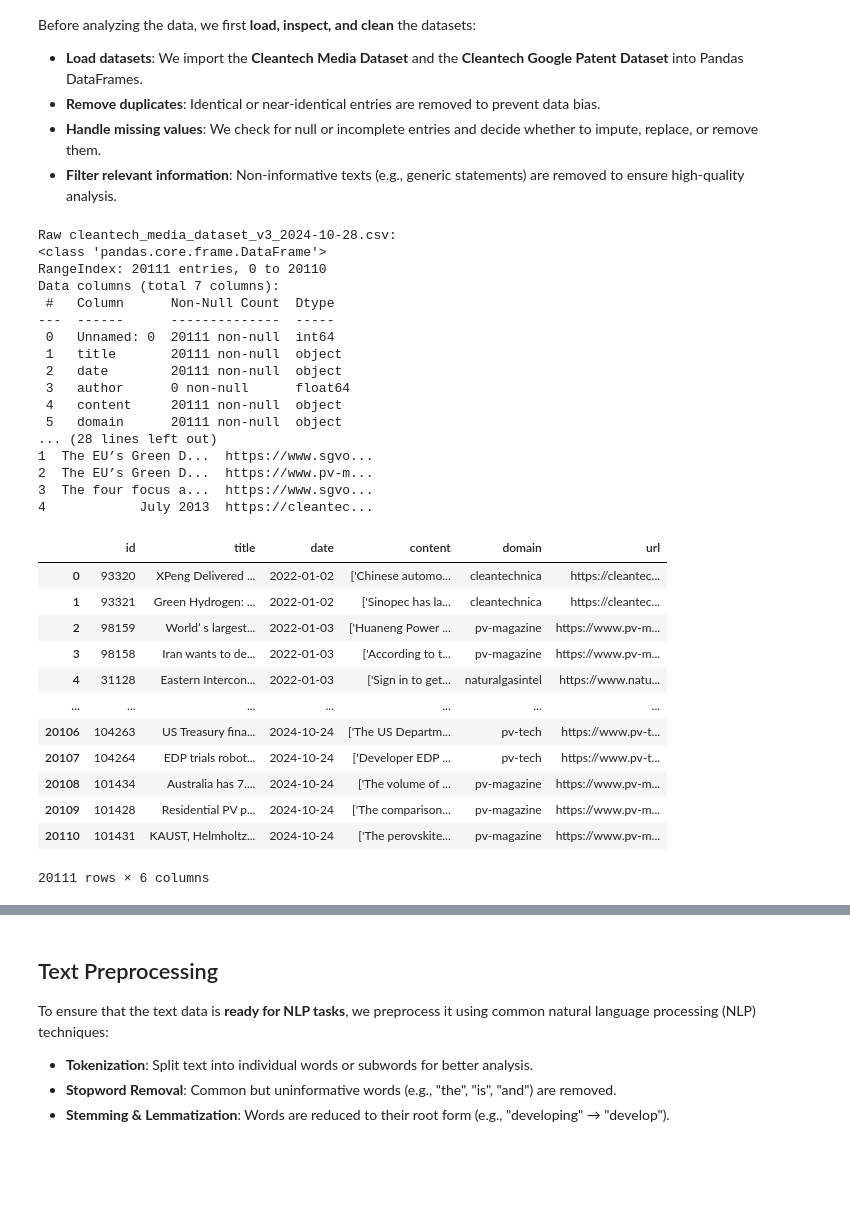
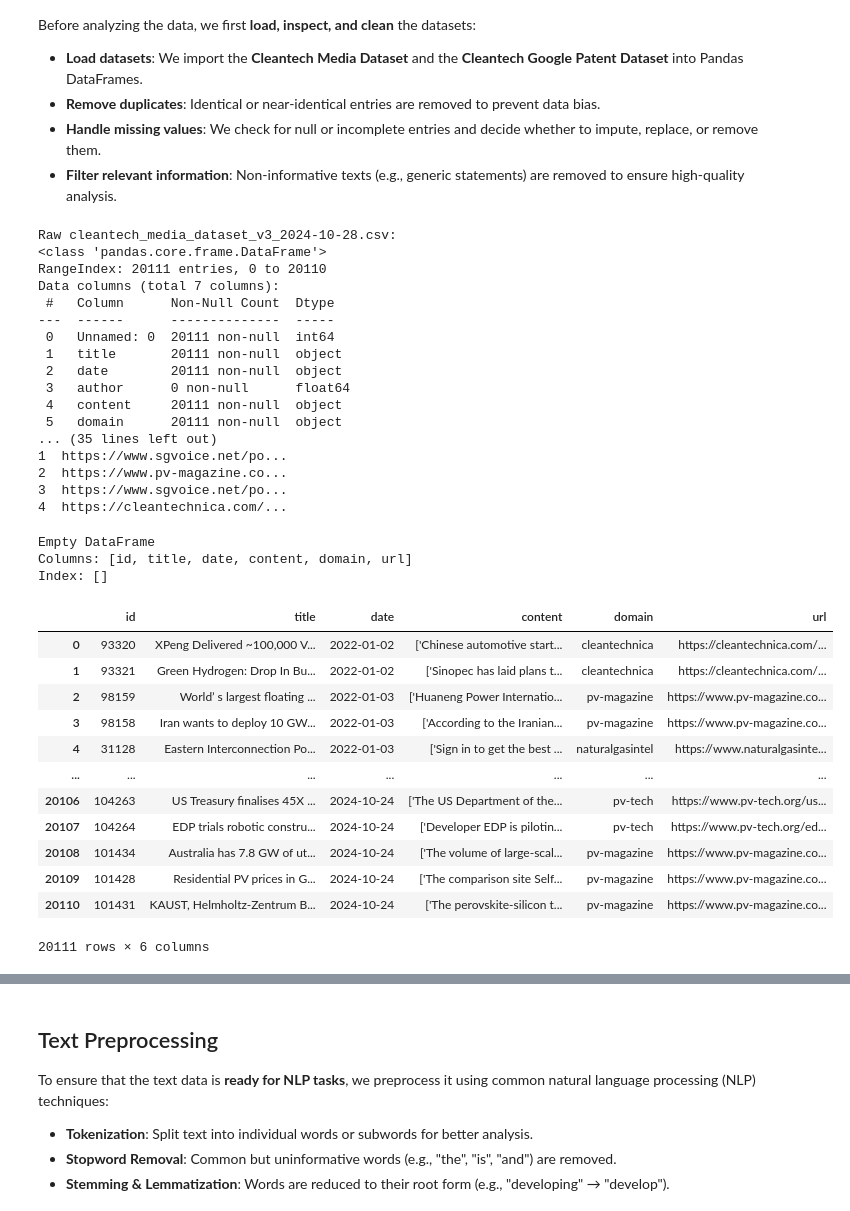
Before and after one commit to cmimholz/computational-language-technology-project, a Jupyter notebook: notebooks/stage1.ipynb, the cells around one changed output, grey strips where cells are left out. Drawn from its saved outputs; the diff is of its cells as text; code cells hidden in the pictures; blank space fills up the shorter version.

Commit message:
data cleaning

```diff
--- a/notebooks/stage1.ipynb
+++ b/notebooks/stage1.ipynb
@@ -12,11 +25,12 @@ Before analyzing the data, we first **load, inspect, and clean** the datasets:
 - **Handle missing values**: We check for null or incomplete entries and decide whether to impute, replace, or remove them.
 - **Filter relevant information**: Non-informative texts (e.g., generic statements) are removed to ensure high-quality analysis.
 # %%
+# Load raw data
 media_dataset_path = "../data/cleantech_media_dataset_v3_2024-10-28.csv"
 google_patent_dataset_path = "../data/cleantech_rag_evaluation_data_2024-09-20.csv"
 
 pd.set_option('display.max_columns', None)
-pd.set_option('display.max_colwidth', 20)
+pd.set_option('display.max_colwidth', 30)
 
 # Load CSV files
 df_media = pd.read_csv(media_dataset_path, header = 0)
@@ -42,27 +56,44 @@ Data columns (total 7 columns):
  3   author      0 non-null      float64
  4   content     20111 non-null  object
  5   domain      20111 non-null  object
-... (28 lines left out)
-1  The EU’s Green D...  https://www.sgvo...
-2  The EU’s Green D...  https://www.pv-m...
-3  The four focus a...  https://www.sgvo...
-4            July 2013  https://cleantec...
+... (35 lines left out)
+1  https://www.sgvoice.net/po...
+2  https://www.pv-magazine.co...
+3  https://www.sgvoice.net/po...
+4  https://cleantechnica.com/...
 # %%
 # Create a new dataframe for the processed data
 df_media_processed = df_media.rename(columns={df_media.columns[0]: 'id'})
 df_media_processed.drop(columns=['author'], inplace=True)
+
+# Convert columns to the required data types
+df_media_processed['title'] = df_media_processed['title'].astype(str)
+df_media_processed['content'] = df_media_processed['content'].astype(str)
+df_media_processed['domain'] = df_media_processed['domain'].astype(str)
+df_media_processed['url'] = df_media_processed['url'].astype(str)
+df_media_processed['date'] = pd.to_datetime(df_media_processed['date'], errors='coerce')
+df_media_processed['id'] = df_media_processed['id'].astype(int)
+
+# Check for duplicates
+duplicate_ids = df_media_processed[df_media_processed.duplicated(subset=['id'])]
+print(duplicate_ids)
+
+
 df_media_processed
 # %% [output]
+Empty DataFrame
+Columns: [id, title, date, content, domain, url]
+Index: []
 |  | id | title | date | content | domain | url |
-| 0 | 93320 | XPeng Delivered ... | 2022-01-02 | ['Chinese automo... | cleantechnica | https://cleantec... |
-| 1 | 93321 | Green Hydrogen: ... | 2022-01-02 | ['Sinopec has la... | cleantechnica | https://cleantec... |
-| 2 | 98159 | World’ s largest... | 2022-01-03 | ['Huaneng Power ... | pv-magazine | https://www.pv-m... |
-| 3 | 98158 | Iran wants to de... | 2022-01-03 | ['According to t... | pv-magazine | https://www.pv-m... |
-| 4 | 31128 | Eastern Intercon... | 2022-01-03 | ['Sign in to get... | naturalgasintel | https://www.natu... |
+| 0 | 93320 | XPeng Delivered ~100,000 V... | 2022-01-02 | ['Chinese automotive start... | cleantechnica | https://cleantechnica.com/... |
+| 1 | 93321 | Green Hydrogen: Drop In Bu... | 2022-01-02 | ['Sinopec has laid plans t... | cleantechnica | https://cleantechnica.com/... |
+| 2 | 98159 | World’ s largest floating ... | 2022-01-03 | ['Huaneng Power Internatio... | pv-magazine | https://www.pv-magazine.co... |
+| 3 | 98158 | Iran wants to deploy 10 GW... | 2022-01-03 | ['According to the Iranian... | pv-magazine | https://www.pv-magazine.co... |
+| 4 | 31128 | Eastern Interconnection Po... | 2022-01-03 | ['Sign in to get the best ... | naturalgasintel | https://www.naturalgasinte... |
 | ... | ... | ... | ... | ... | ... | ... |
-| 20106 | 104263 | US Treasury fina... | 2024-10-24 | ['The US Departm... | pv-tech | https://www.pv-t... |
-| 20107 | 104264 | EDP trials robot... | 2024-10-24 | ['Developer EDP ... | pv-tech | https://www.pv-t... |
-| 20108 | 101434 | Australia has 7.... | 2024-10-24 | ['The volume of ... | pv-magazine | https://www.pv-m... |
-| 20109 | 101428 | Residential PV p... | 2024-10-24 | ['The comparison... | pv-magazine | https://www.pv-m... |
-| 20110 | 101431 | KAUST, Helmholtz... | 2024-10-24 | ['The perovskite... | pv-magazine | https://www.pv-m... |
+| 20106 | 104263 | US Treasury finalises 45X ... | 2024-10-24 | ['The US Department of the... | pv-tech | https://www.pv-tech.org/us... |
+| 20107 | 104264 | EDP trials robotic constru... | 2024-10-24 | ['Developer EDP is pilotin... | pv-tech | https://www.pv-tech.org/ed... |
+| 20108 | 101434 | Australia has 7.8 GW of ut... | 2024-10-24 | ['The volume of large-scal... | pv-magazine | https://www.pv-magazine.co... |
+| 20109 | 101428 | Residential PV prices in G... | 2024-10-24 | ['The comparison site Self... | pv-magazine | https://www.pv-magazine.co... |
+| 20110 | 101431 | KAUST, Helmholtz-Zentrum B... | 2024-10-24 | ['The perovskite-silicon t... | pv-magazine | https://www.pv-magazine.co... |
-20111 rows × 6 columns
+20111 rows × 6 columns
```
Also changed, not shown: parts of 11 cells of this notebook, 1 other file.
